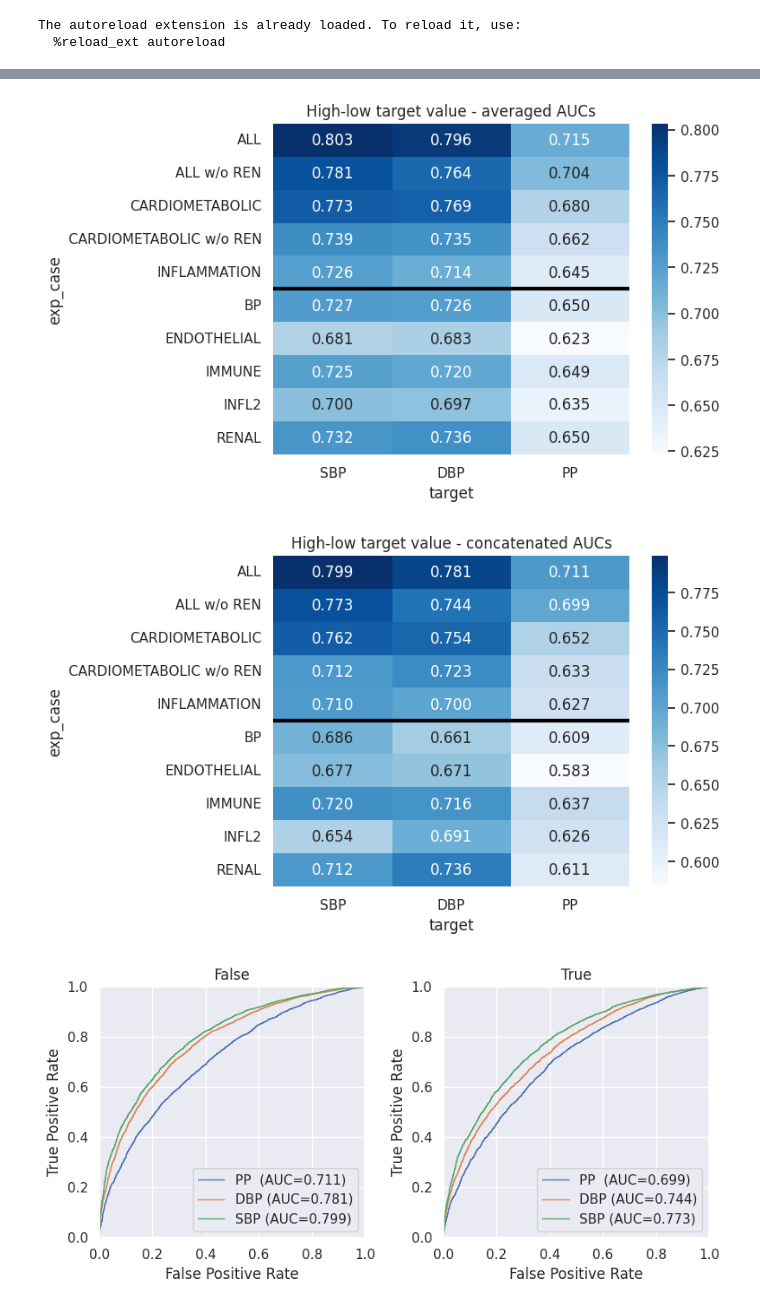
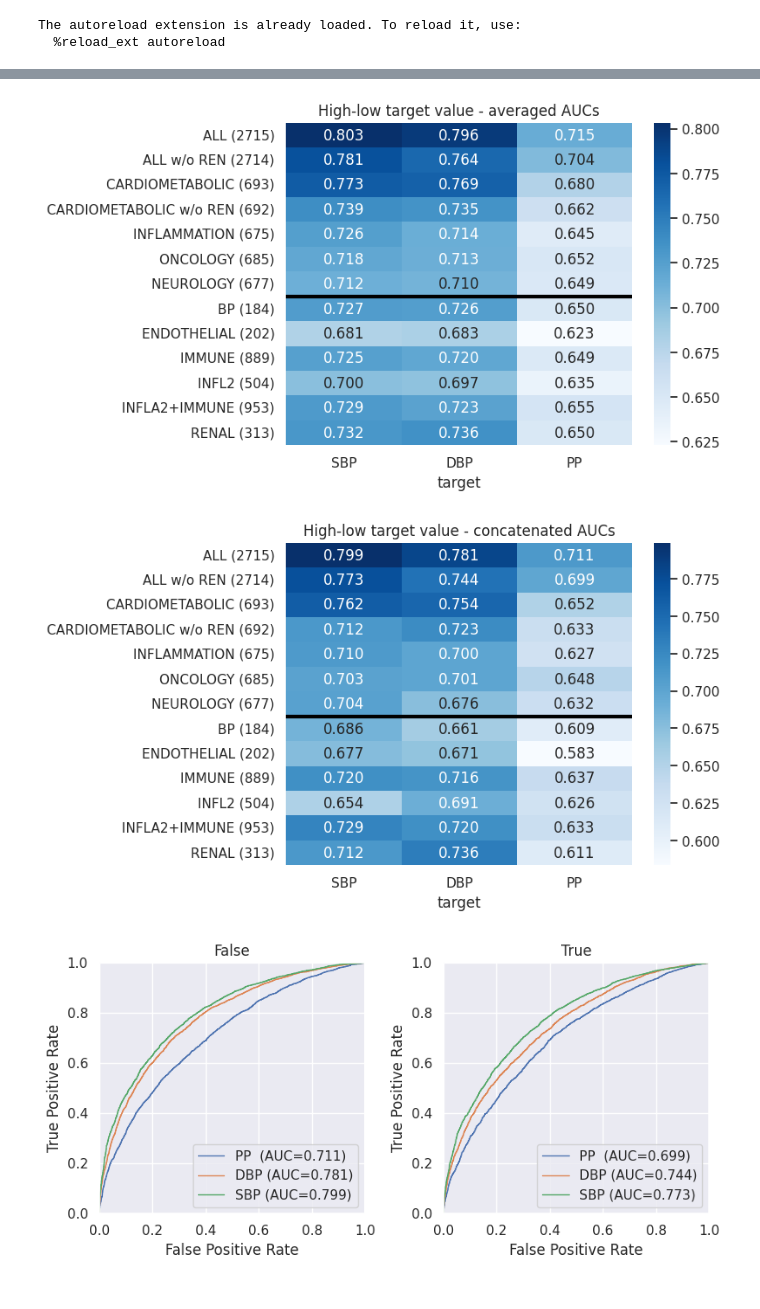
Before and after one commit to ipolharvard/biobank_olink, a Jupyter notebook: notebooks/exp_two_extremes.ipynb, the cells around one changed output, grey strips where cells are left out. Saved outputs shown, nothing was run; the diff lists cells and outputs as text; code cells hidden in the pictures.

Commit message:
Add ext data with 18 biomarkers

```diff
--- a/notebooks/exp_two_extremes.ipynb
+++ b/notebooks/exp_two_extremes.ipynb
@@ -21,6 +21,7 @@ The autoreload extension is already loaded. To reload it, use:
 results = [json.load(p.open()) for p in (PROJECT_ROOT / "results").iterdir()
            if p.name.startswith("two_extremes")]
 results = pd.DataFrame(chain.from_iterable(results))
+results.loc[results.panel == "IMMUNE_INFL2", "panel"] = "INFLA2+IMMUNE"
 
 targets = results.target.unique()
 panels = results.panel.unique()
@@ -51,41 +100,16 @@ results.groupby(["panel", "target", "no_ren"], dropna=False).agg(**agg_values,
 # %%
-column_order = ["SBP", "DBP", "PP"]
-results_aucs = results.groupby(["panel", "target", "no_ren"], as_index=False).auc_score.mean()
-results_aucs["exp_case"] = (
-        results_aucs.panel
-        + results_aucs.no_ren.apply(lambda v: " w/o REN" if v else "")
-)
-index_order = [
-    "ALL",
-    "ALL w/o REN",
-    "CARDIOMETABOLIC",
-    "CARDIOMETABOLIC w/o REN",
-    "INFLAMMATION",
-]
-commercial_panels_num = len(index_order)
-index_order += [panel for panel in results_aucs.exp_case.unique() if panel not in index_order]
-
-results_aucs["auc_concat"] = results.groupby(["panel", "target", "no_ren"]).apply(
-    lambda df: roc_auc_score(np.concatenate(df["y_test"].values),
-                             np.concatenate(df["y_proba"].values))).reset_index(drop=True)
-
-results_mean_auc = results_aucs.groupby(["exp_case", "target"]).auc_score.mean().unstack("target")
-results_mean_auc = results_mean_auc.loc[index_order, column_order]
-sns.heatmap(data=results_mean_auc, annot=True, fmt=".3f", cmap="Blues")
+sns.heatmap(data=results_aucs["auc_score"][column_order], annot=True, fmt=".3f", cmap="Blues")
 plt.title("High-low target value - averaged AUCs")
 plt.axhline(y=commercial_panels_num, color='black', lw=3)
 plt.show()
 # instead of averaging AUCs, we can concatenate all fold's test sets and probas and then compute AUC
-results_concat_auc = results_aucs.groupby(["exp_case", "target"]).auc_concat.mean().unstack(
-    "target")
-results_concat_auc = results_concat_auc.loc[index_order, column_order]
-sns.heatmap(data=results_concat_auc, annot=True, fmt=".3f", cmap="Blues")
+sns.heatmap(data=results_aucs["auc_concat"][column_order], annot=True, fmt=".3f", cmap="Blues")
 plt.title("High-low target value - concatenated AUCs")
 plt.axhline(y=commercial_panels_num, color='black', lw=3)
 plt.show()
 # %% [output]
-[figure, old version]
+[figure, new version]
-[figure, old version]
+[figure, new version]
 # %%
 import matplotlib.pyplot as plt
 
```
Also changed, not shown: parts of 2 cells of this notebook, 2 other files.
